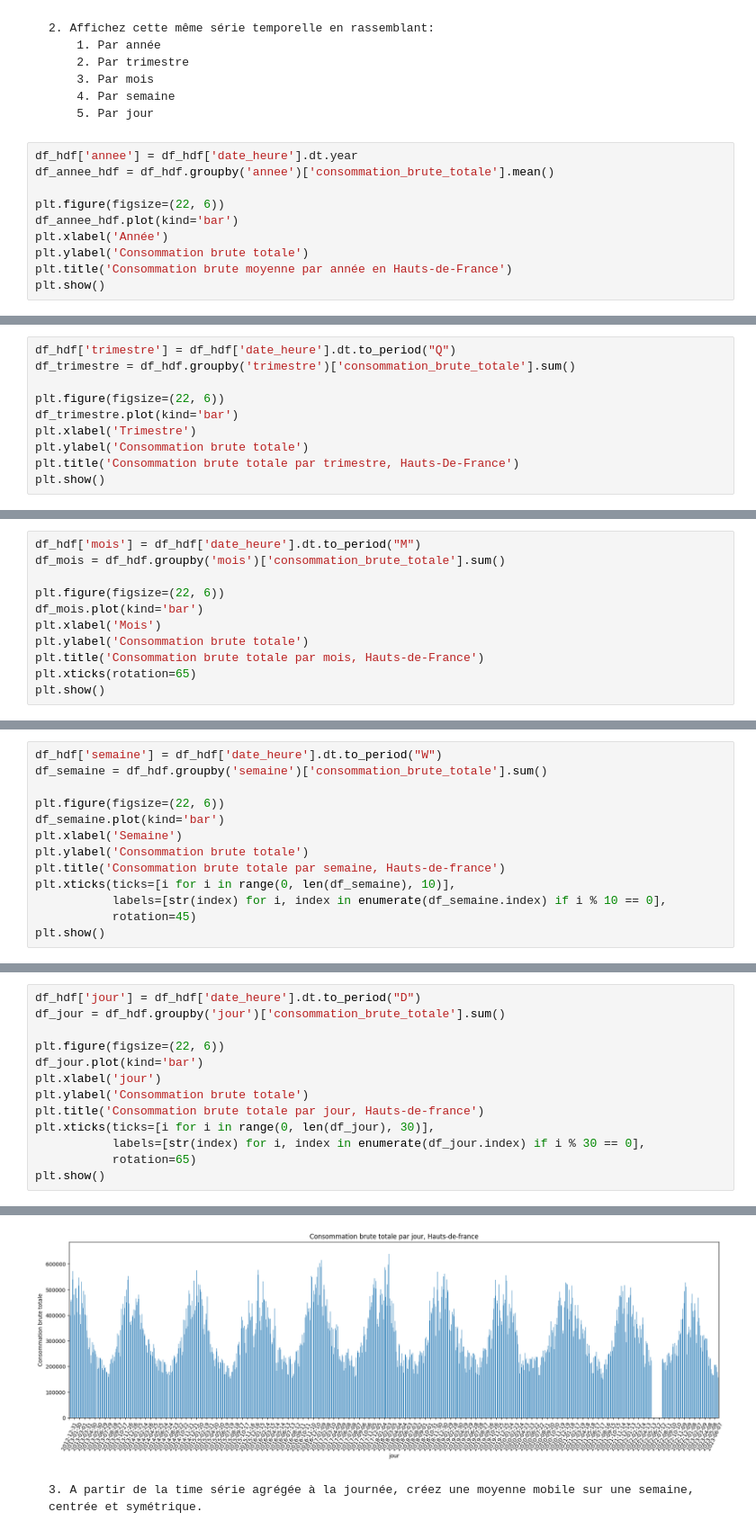
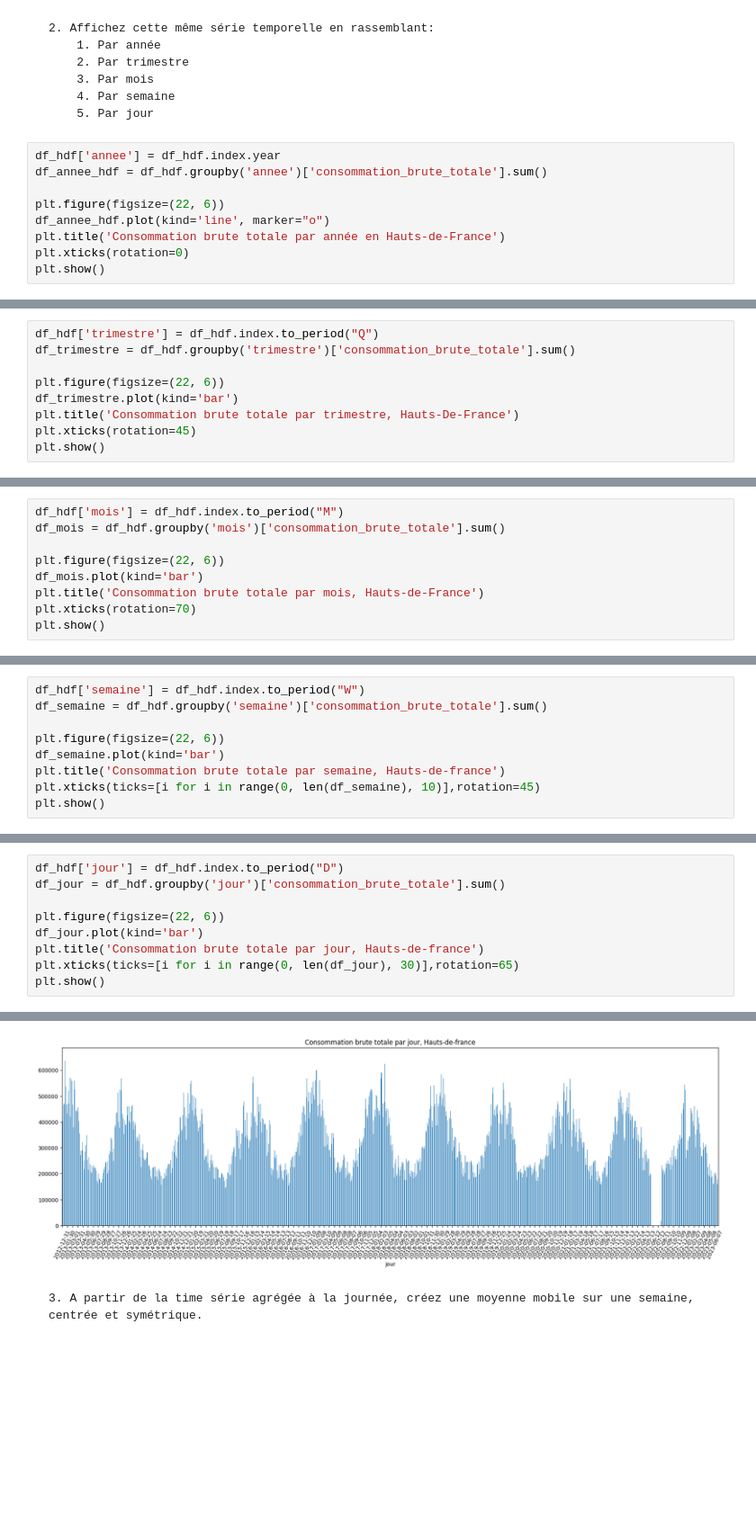
Before and after one commit to ForskyOnly/time_series, a Jupyter notebook: time_series.ipynb, the cells around one changed output, grey strips where cells are left out. Shown: that part at 90% size. Drawn from its saved outputs; the diff is of its cells as text; blank space fills up the shorter version.

```diff
--- a/time_series.ipynb
+++ b/time_series.ipynb
@@ -84,14 +71,13 @@ plt.show()
         4. Par semaine
         5. Par jour
 # %%
-df_hdf['annee'] = df_hdf['date_heure'].dt.year
-df_annee_hdf = df_hdf.groupby('annee')['consommation_brute_totale'].mean()
+df_hdf['annee'] = df_hdf.index.year
+df_annee_hdf = df_hdf.groupby('annee')['consommation_brute_totale'].sum()
 
 plt.figure(figsize=(22, 6))
-df_annee_hdf.plot(kind='bar')
-plt.xlabel('Année')
-plt.ylabel('Consommation brute totale')
-plt.title('Consommation brute moyenne par année en Hauts-de-France')
+df_annee_hdf.plot(kind='line', marker="o")
+plt.title('Consommation brute totale par année en Hauts-de-France')
+plt.xticks(rotation=0)
 plt.show()
 # %% [output]
 A value is trying to be set on a copy of a slice from a DataFrame.
@@ -103,12 +89,11 @@ See the caveats in the documentation: https://pandas.pydata.org/pandas-docs/stab
 # %%
-df_hdf['trimestre'] = df_hdf['date_heure'].dt.to_period("Q")
+df_hdf['trimestre'] = df_hdf.index.to_period("Q")
 df_trimestre = df_hdf.groupby('trimestre')['consommation_brute_totale'].sum()
 
 plt.figure(figsize=(22, 6))
 df_trimestre.plot(kind='bar')
-plt.xlabel('Trimestre')
-plt.ylabel('Consommation brute totale')
 plt.title('Consommation brute totale par trimestre, Hauts-De-France')
+plt.xticks(rotation=45)
 plt.show()
 # %% [output]
 A value is trying to be set on a copy of a slice from a DataFrame.
@@ -120,13 +105,11 @@ See the caveats in the documentation: https://pandas.pydata.org/pandas-docs/stab
 # %%
-df_hdf['mois'] = df_hdf['date_heure'].dt.to_period("M")
+df_hdf['mois'] = df_hdf.index.to_period("M")
 df_mois = df_hdf.groupby('mois')['consommation_brute_totale'].sum()
 
 plt.figure(figsize=(22, 6))
 df_mois.plot(kind='bar')
-plt.xlabel('Mois')
-plt.ylabel('Consommation brute totale')
 plt.title('Consommation brute totale par mois, Hauts-de-France')
-plt.xticks(rotation=65)
+plt.xticks(rotation=70)
 plt.show()
 # %% [output]
 A value is trying to be set on a copy of a slice from a DataFrame.
@@ -138,15 +121,11 @@ See the caveats in the documentation: https://pandas.pydata.org/pandas-docs/stab
 # %%
-df_hdf['semaine'] = df_hdf['date_heure'].dt.to_period("W")
+df_hdf['semaine'] = df_hdf.index.to_period("W")
 df_semaine = df_hdf.groupby('semaine')['consommation_brute_totale'].sum()
 
 plt.figure(figsize=(22, 6))
 df_semaine.plot(kind='bar')
-plt.xlabel('Semaine')
-plt.ylabel('Consommation brute totale')
 plt.title('Consommation brute totale par semaine, Hauts-de-france')
-plt.xticks(ticks=[i for i in range(0, len(df_semaine), 10)],
-           labels=[str(index) for i, index in enumerate(df_semaine.index) if i % 10 == 0],
-           rotation=45)
+plt.xticks(ticks=[i for i in range(0, len(df_semaine), 10)],rotation=45)
 plt.show()
 # %% [output]
 A value is trying to be set on a copy of a slice from a DataFrame.
@@ -158,15 +137,11 @@ See the caveats in the documentation: https://pandas.pydata.org/pandas-docs/stab
 # %%
-df_hdf['jour'] = df_hdf['date_heure'].dt.to_period("D")
+df_hdf['jour'] = df_hdf.index.to_period("D")
 df_jour = df_hdf.groupby('jour')['consommation_brute_totale'].sum()
 
 plt.figure(figsize=(22, 6))
 df_jour.plot(kind='bar')
-plt.xlabel('jour')
-plt.ylabel('Consommation brute totale')
 plt.title('Consommation brute totale par jour, Hauts-de-france')
-plt.xticks(ticks=[i for i in range(0, len(df_jour), 30)],
-           labels=[str(index) for i, index in enumerate(df_jour.index) if i % 30 == 0],
-           rotation=65)
+plt.xticks(ticks=[i for i in range(0, len(df_jour), 30)],rotation=65)
 plt.show()
 # %% [output]
 A value is trying to be set on a copy of a slice from a DataFrame.
@@ -177,4 +152,4 @@ See the caveats in the documentation: https://pandas.pydata.org/pandas-docs/stab
-[figure, old version]
+[figure, new version]
 # %% [markdown]
 
     3. A partir de la time série agrégée à la journée, créez une moyenne mobile sur une semaine, centrée et symétrique.
```
Also changed, not shown: parts of 24 cells of this notebook.
